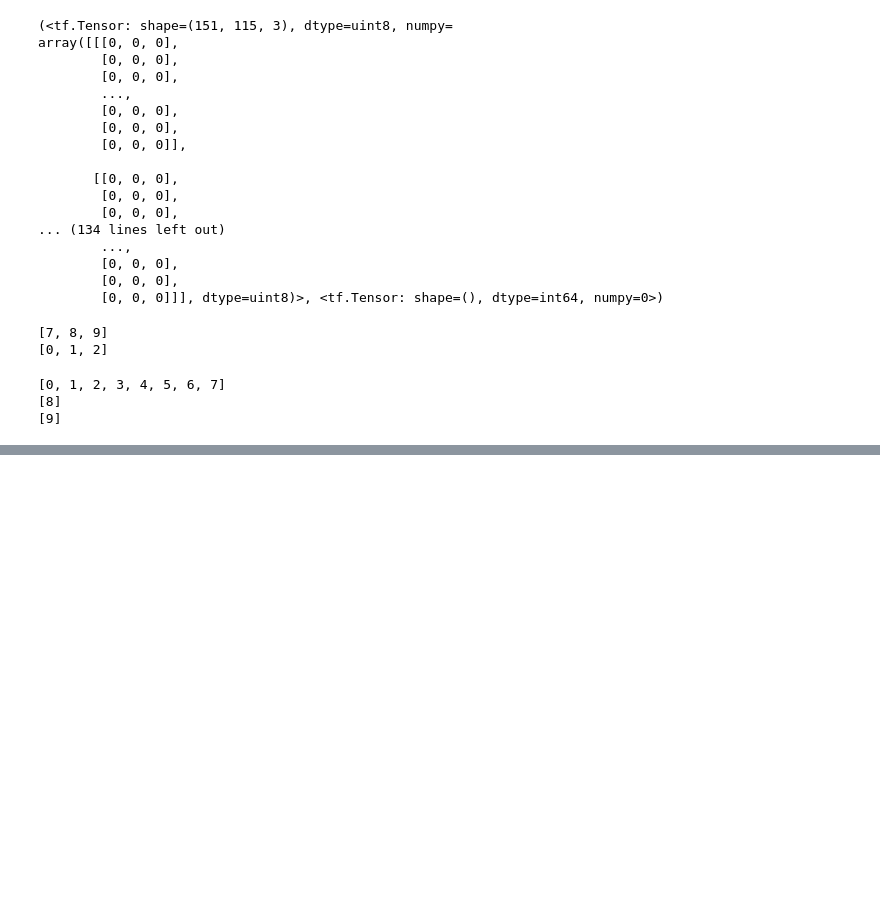
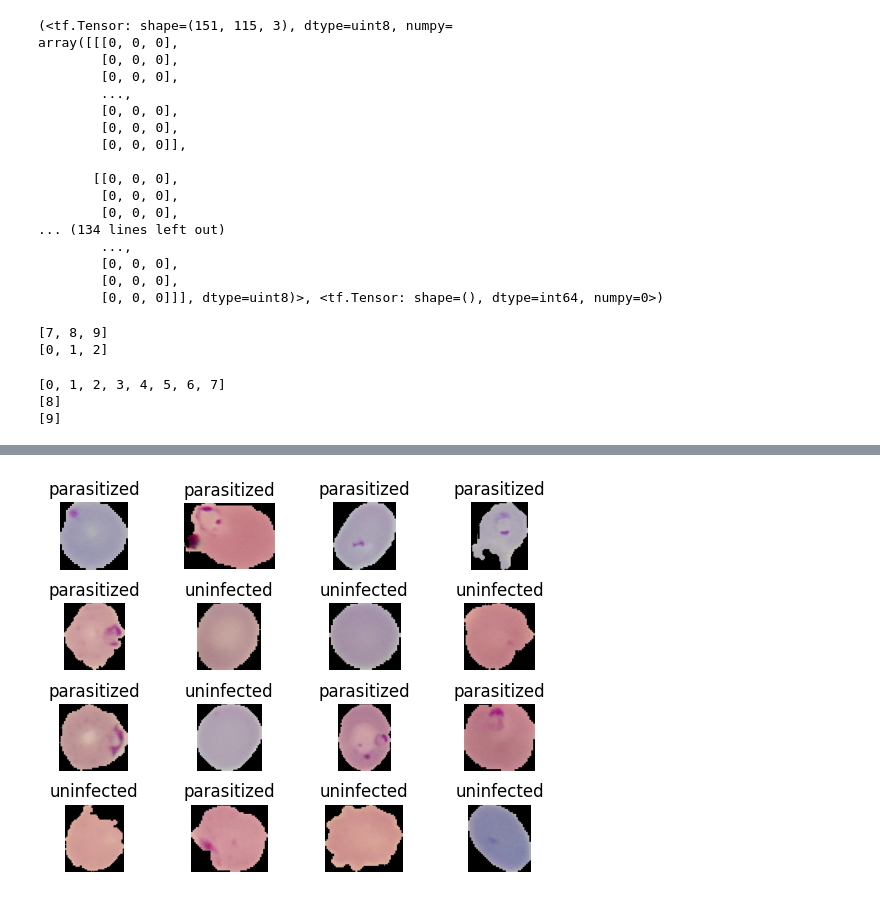
Before and after one commit to ImanNoferesti/TensorFlow_DeepDive, a Jupyter notebook: Malaria_Diagnosis_Neural_Networks.ipynb, the cells around one changed output, grey strips where cells are left out. Drawn from its saved outputs; the diff is of its cells as text; code cells hidden in the pictures; blank space fills up the shorter version.

Commit message:
Completed Data Visualization

```diff
--- a/Malaria_Diagnosis_Neural_Networks.ipynb
+++ b/Malaria_Diagnosis_Neural_Networks.ipynb
@@ -113,0 +124,14 @@ train_dataset, val_dataset, test_dataset = split(dataset[0],TRAIN_RATIO, VAL_RAT
+# %%
+# Iterate over the first 16 images and labels in the training dataset
+for i, (image, label) in enumerate(train_dataset.take(16)):
+  # Create a subplot with 4 rows and 4 columns
+  # The current subplot is determined by i+1 (1-based index)
+  ax = plt.subplot(4,4,i+1)
+  plt.imshow(image)
+  plt.title(dataset_info.features['label'].int2str(label))
+  plt.axis('off')
+
+# Adjust the spacing between subplots
+plt.subplots_adjust(wspace=0.5, hspace=0.5)
+# %% [output]
+[figure, added]
```
Also changed, not shown: parts of 2 cells of this notebook.
